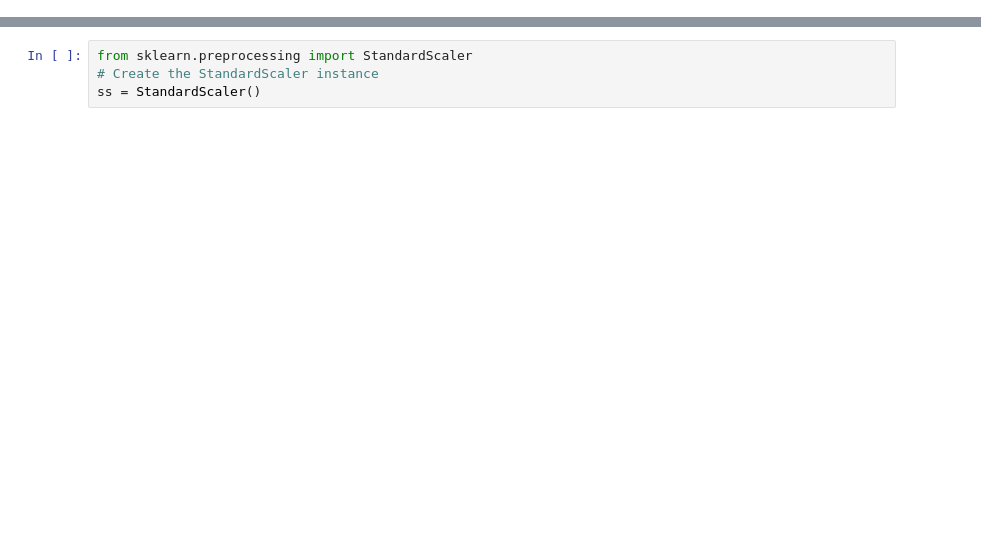
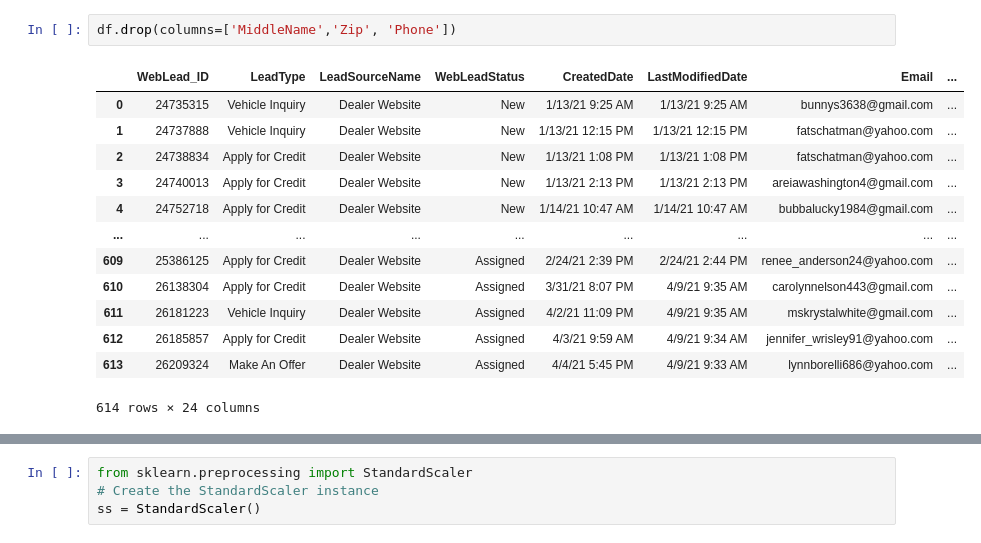
Before and after one commit to VLADDUCH/project-2, a Jupyter notebook: motory_sales_2.ipynb, the cells around one changed output, grey strips where cells are left out. Cells and saved outputs as stored; diff of their text form; blank space fills up the shorter version.

```diff
--- a/motory_sales_2.ipynb
+++ b/motory_sales_2.ipynb
@@ -84,0 +43,16 @@ record_df.tail(10).plot()
+# %%
+df.drop(columns=['MiddleName','Zip', 'Phone'])
+# %% [output]
+|  | WebLead_ID | LeadType | LeadSourceName | WebLeadStatus | CreatedDate | LastModifiedDate | Email | ... |
+| 0 | 24735315 | Vehicle Inquiry | Dealer Website | New | 1/13/21 9:25 AM | 1/13/21 9:25 AM | bunnys3638@gmail.com | ... |
+| 1 | 24737888 | Vehicle Inquiry | Dealer Website | New | 1/13/21 12:15 PM | 1/13/21 12:15 PM | fatschatman@yahoo.com | ... |
+| 2 | 24738834 | Apply for Credit | Dealer Website | New | 1/13/21 1:08 PM | 1/13/21 1:08 PM | fatschatman@yahoo.com | ... |
+| 3 | 24740013 | Apply for Credit | Dealer Website | New | 1/13/21 2:13 PM | 1/13/21 2:13 PM | areiawashington4@gmail.com | ... |
+| 4 | 24752718 | Apply for Credit | Dealer Website | New | 1/14/21 10:47 AM | 1/14/21 10:47 AM | bubbalucky1984@gmail.com | ... |
+| ... | ... | ... | ... | ... | ... | ... | ... | ... |
+| 609 | 25386125 | Apply for Credit | Dealer Website | Assigned | 2/24/21 2:39 PM | 2/24/21 2:44 PM | renee_anderson24@yahoo.com | ... |
+| 610 | 26138304 | Apply for Credit | Dealer Website | Assigned | 3/31/21 8:07 PM | 4/9/21 9:35 AM | carolynnelson443@gmail.com | ... |
+| 611 | 26181223 | Vehicle Inquiry | Dealer Website | Assigned | 4/2/21 11:09 PM | 4/9/21 9:35 AM | mskrystalwhite@gmail.com | ... |
+| 612 | 26185857 | Apply for Credit | Dealer Website | Assigned | 4/3/21 9:59 AM | 4/9/21 9:34 AM | jennifer_wrisley91@yahoo.com | ... |
+| 613 | 26209324 | Make An Offer | Dealer Website | Assigned | 4/4/21 5:45 PM | 4/9/21 9:33 AM | lynnborelli686@yahoo.com | ... |
+614 rows × 24 columns
```
Also changed, not shown: parts of 55 cells of this notebook.
